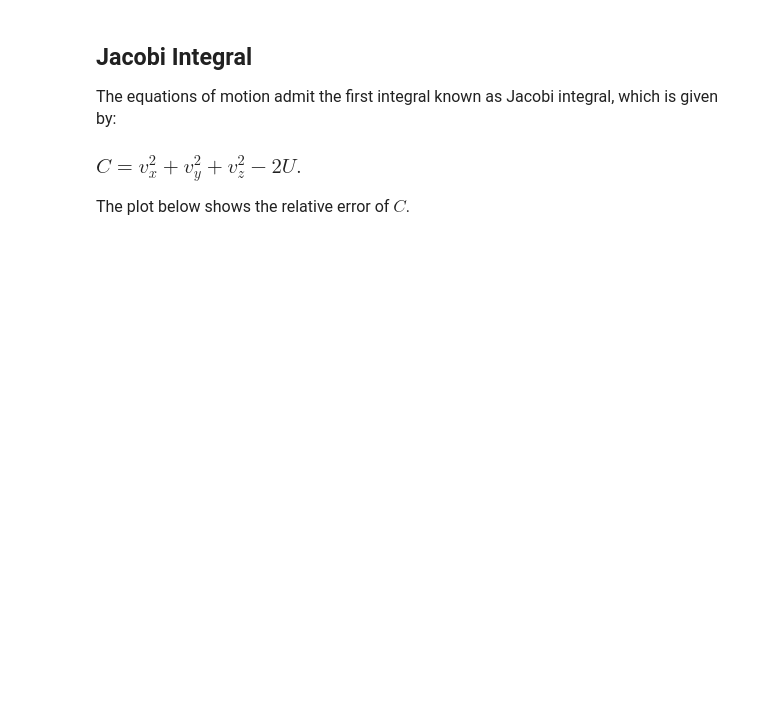
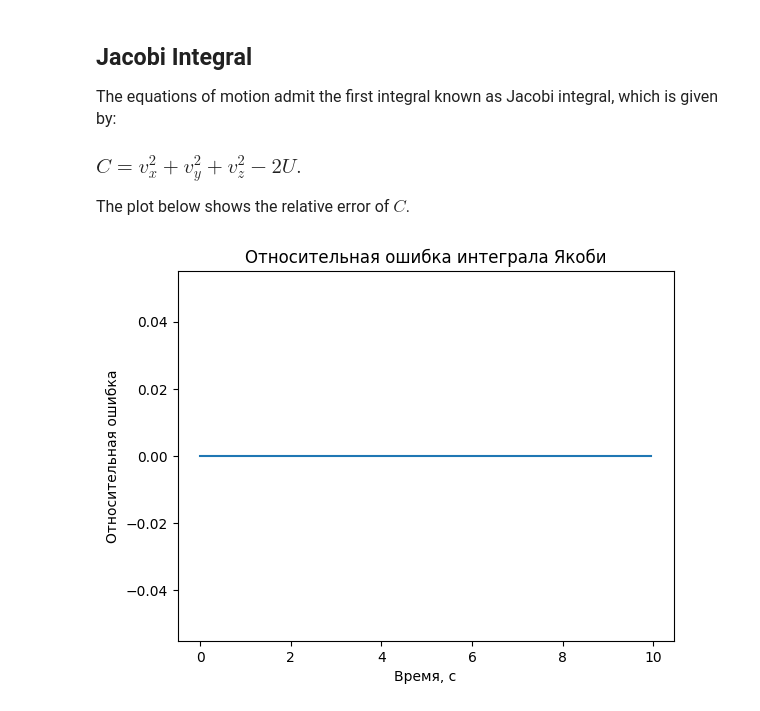
Before and after one commit to DPritykin/3BP, a Jupyter notebook: FindOrbit.ipynb, the cells around one changed output. Saved outputs shown, nothing was run; the diff lists cells and outputs as text; code cells hidden in the pictures; blank space fills up the shorter version.

```diff
--- a/FindOrbit.ipynb
+++ b/FindOrbit.ipynb
@@ -72,5 +87,10 @@ plt.plot(r_sol[:, 2] - r_sol[0, 2])
 # %%
 _, rel_error = em3bp.get_jacobi_const(t_sol, r_sol)
 
 plt.plot(t_sol, rel_error)
+plt.xlabel('Время, с')
+plt.ylabel('Относительная ошибка')
+plt.title('Относительная ошибка интеграла Якоби')
 plt.ticklabel_format(useOffset = False)
+# %% [output]
+[figure, added]
```
Also changed, not shown: parts of 2 cells of this notebook.
